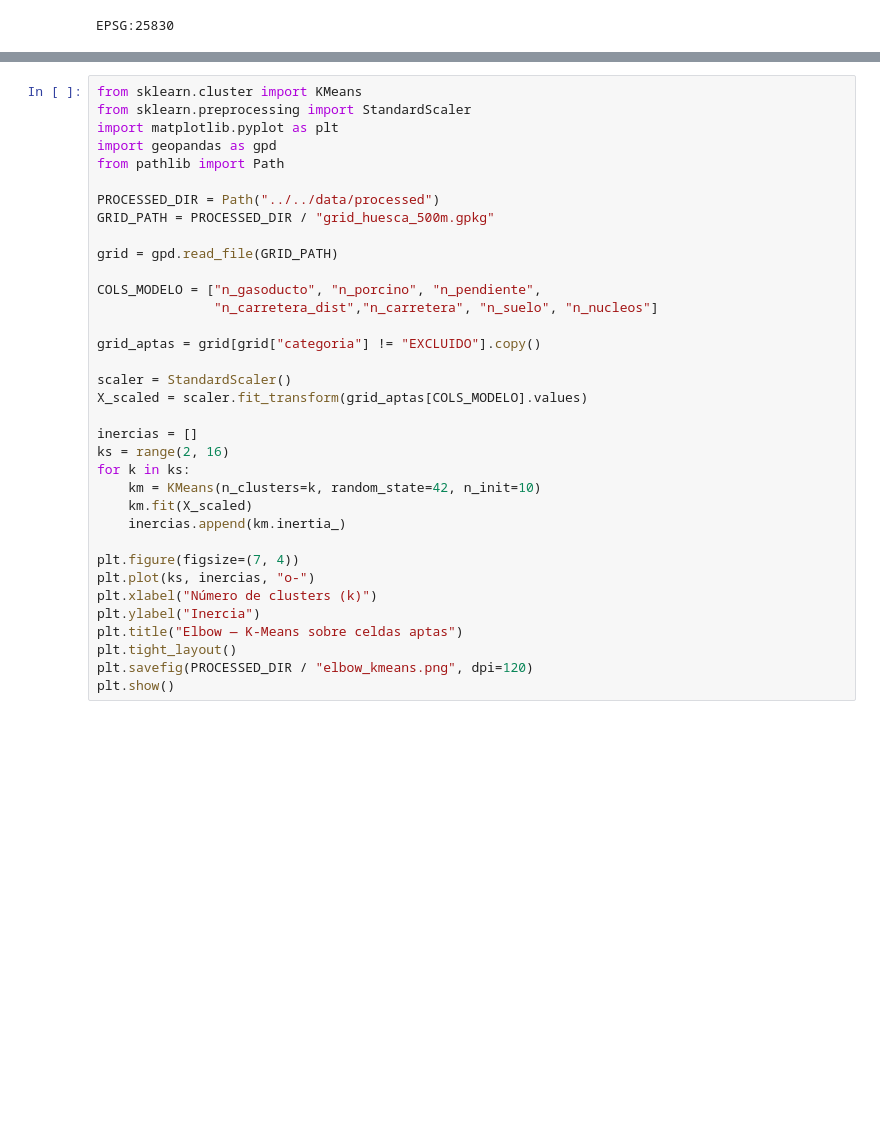
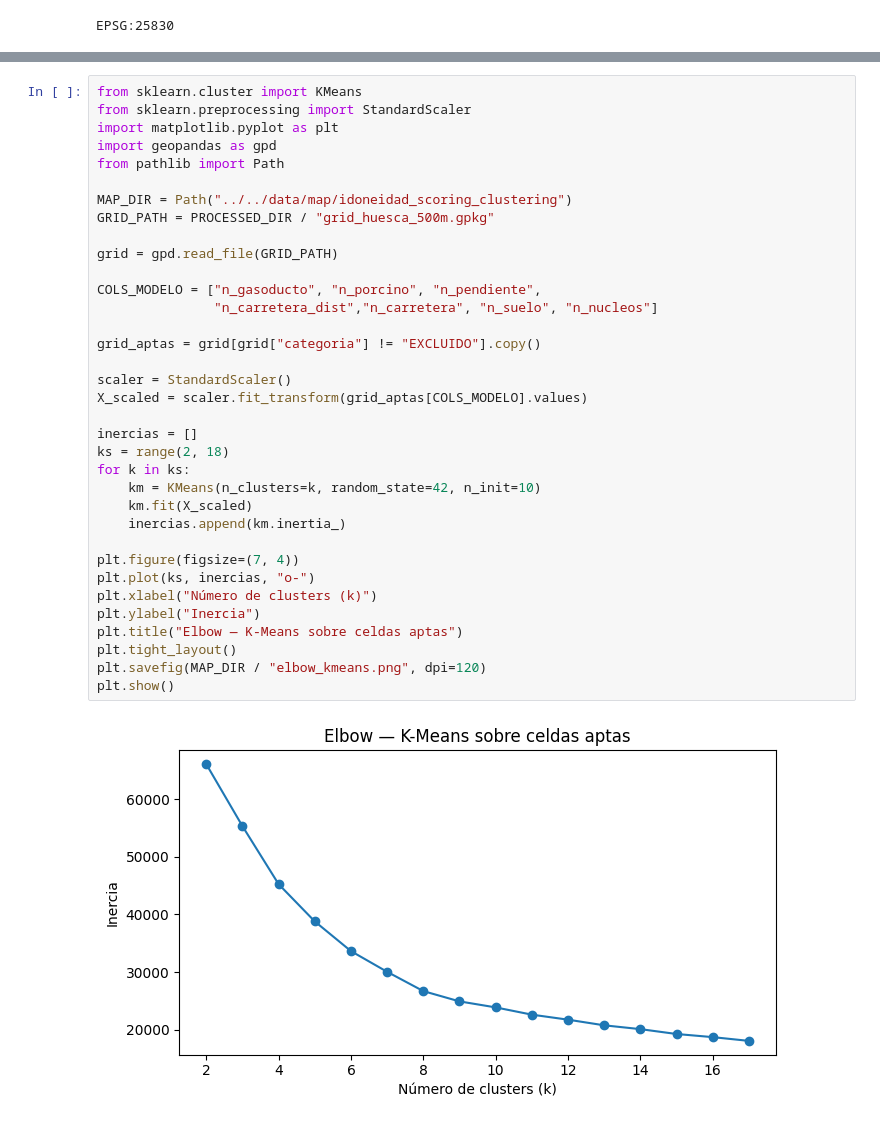
Before and after one commit to BabylonFushi/Biomethane-Plant-Design, a Jupyter notebook: notebooks/02_analysis/idoneidad_scoring_clustering.ipynb, the cells around one changed output, grey strips where cells are left out. Drawn from its saved outputs; the diff is of its cells as text; blank space fills up the shorter version.

```diff
--- a/notebooks/02_analysis/idoneidad_scoring_clustering.ipynb
+++ b/notebooks/02_analysis/idoneidad_scoring_clustering.ipynb
@@ -757,36 +1005,38 @@ from sklearn.cluster import KMeans
 from sklearn.preprocessing import StandardScaler
 import matplotlib.pyplot as plt
 import geopandas as gpd
 from pathlib import Path
 
-PROCESSED_DIR = Path("../../data/processed")
+MAP_DIR = Path("../../data/map/idoneidad_scoring_clustering")
 GRID_PATH = PROCESSED_DIR / "grid_huesca_500m.gpkg"
 
 grid = gpd.read_file(GRID_PATH)
 
 COLS_MODELO = ["n_gasoducto", "n_porcino", "n_pendiente",
                "n_carretera_dist","n_carretera", "n_suelo", "n_nucleos"]
 
 grid_aptas = grid[grid["categoria"] != "EXCLUIDO"].copy()
 
 scaler = StandardScaler()
 X_scaled = scaler.fit_transform(grid_aptas[COLS_MODELO].values)
 
 inercias = []
-ks = range(2, 16)
+ks = range(2, 18)
 for k in ks:
     km = KMeans(n_clusters=k, random_state=42, n_init=10)
     km.fit(X_scaled)
     inercias.append(km.inertia_)
 
 plt.figure(figsize=(7, 4))
 plt.plot(ks, inercias, "o-")
 plt.xlabel("Número de clusters (k)")
 plt.ylabel("Inercia")
 plt.title("Elbow — K-Means sobre celdas aptas")
 plt.tight_layout()
-plt.savefig(PROCESSED_DIR / "elbow_kmeans.png", dpi=120)
+plt.savefig(MAP_DIR / "elbow_kmeans.png", dpi=120)
 plt.show()
+# %% [output]
+[figure, added]
 # %%
 from sklearn.cluster import KMeans
 from sklearn.preprocessing import StandardScaler
```
Also changed, not shown: parts of 28 cells of this notebook, 13 other files.
